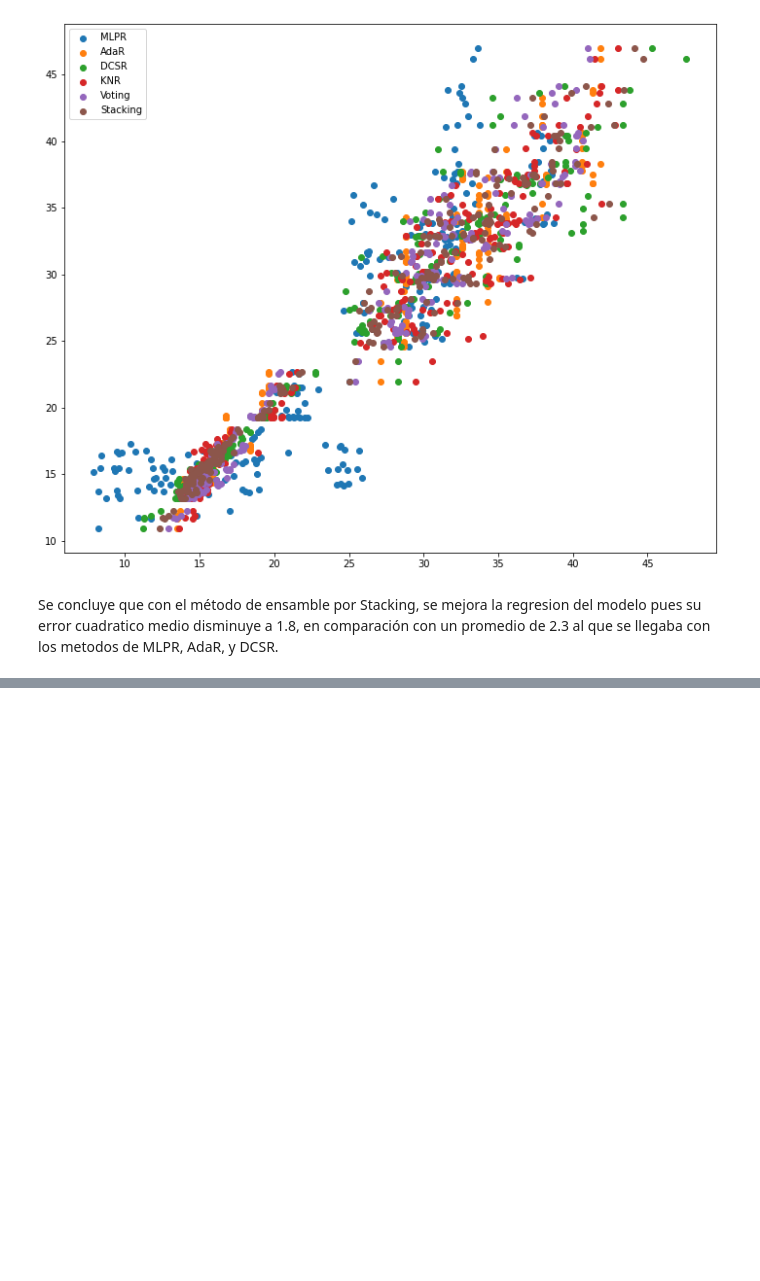
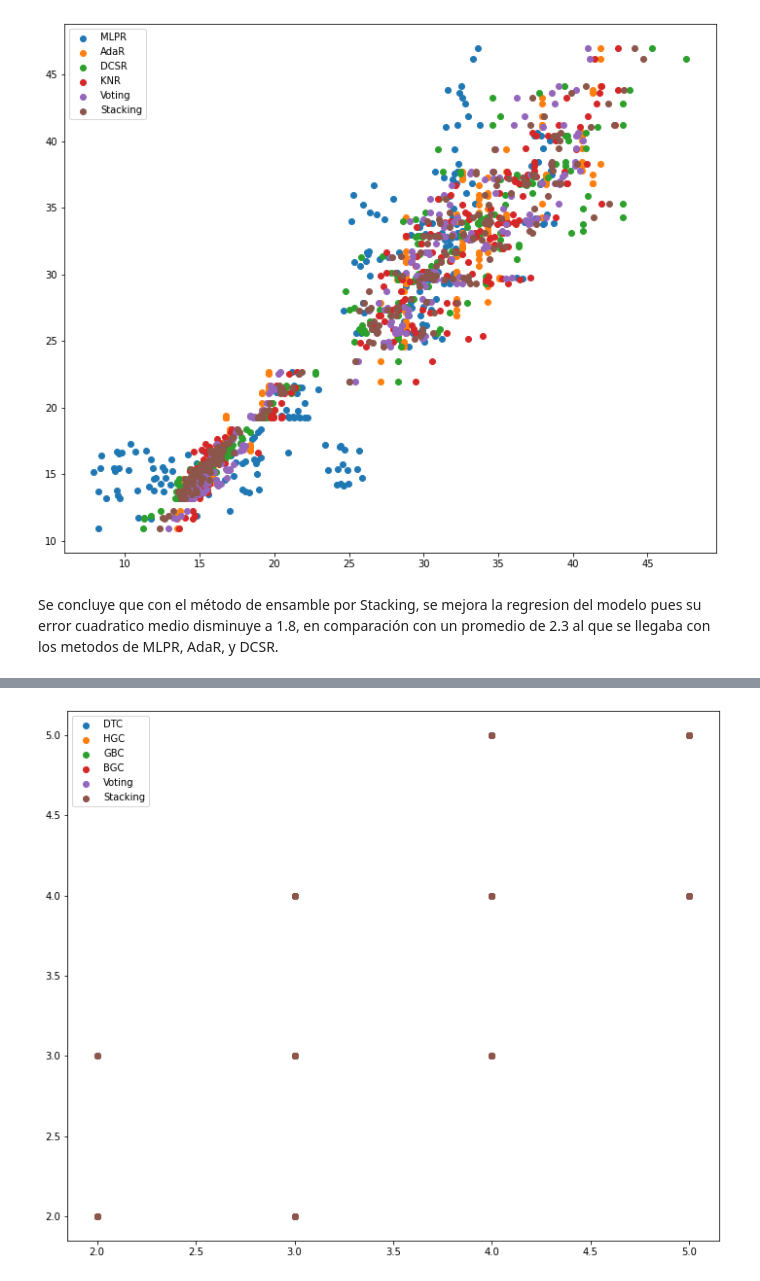
Before and after one commit to YuleMesa/Taller_8_Ensemble_Methods, a Jupyter notebook: Taller_8_25_06_2022.ipynb, the cells around one changed output, grey strips where cells are left out. Cells and saved outputs as stored; diff of their text form; code cells hidden in the pictures; blank space fills up the shorter version.

```diff
--- a/Taller_8_25_06_2022.ipynb
+++ b/Taller_8_25_06_2022.ipynb
@@ -249,0 +423,8 @@ Se concluye que con el método de ensamble por Stacking, se mejora la regresion
+# %%
+plt.figure(figsize=(12,10))
+for i,j in zip([pred_DTC,pred_HGC,pred_GBC,pred_BGC,Clase_predicted_All_Voting,Clase_predicted_All_Stacking],["DTC","HGC","GBC","BGC","Voting","Stacking"]):
+    plt.scatter(i,y_test, label=j)
+    plt.legend()
+plt.show()
+# %% [output]
+[figure, added]
```
Also changed, not shown: parts of 19 cells of this notebook.
